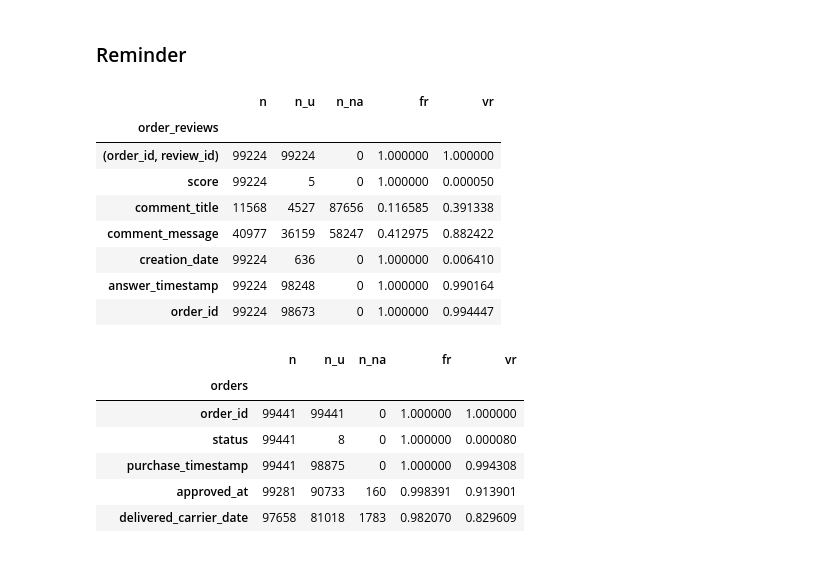
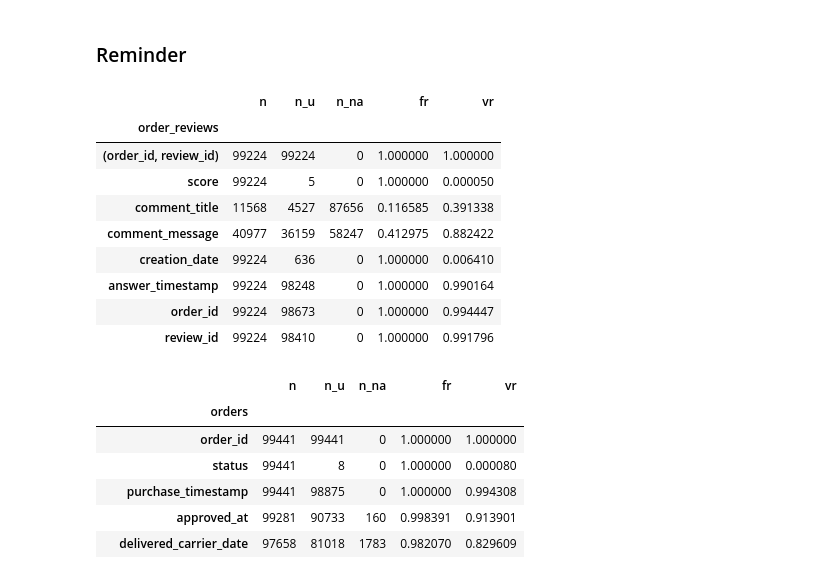
Before and after one commit to Franck-PepperLabs/pepper_olist_market_segmentation, a Jupyter notebook: jupyter/Lepoivre_Franck_1_notebook_exploration_112022.ipynb, the cells around one changed output. Drawn from its saved outputs; the diff is of its cells as text; code cells hidden in the pictures.

```diff
--- a/jupyter/Lepoivre_Franck_1_notebook_exploration_112022.ipynb
+++ b/jupyter/Lepoivre_Franck_1_notebook_exploration_112022.ipynb
@@ -1151,15 +1157,16 @@ This therefore makes review a feature, if not relevant, at least interesting.
 # %% [markdown]
 ### Reminder
 # %%
-display(discrete_stats(order_reviews, 'order_reviews'))
+display(discrete_stats(order_reviews))
 # %% [output]
 |  | n | n_u | n_na | fr | vr |
 | order_reviews |  |  |  |  |  |
 | (order_id, review_id) | 99224 | 99224 | 0 | 1.000000 | 1.000000 |
 | score | 99224 | 5 | 0 | 1.000000 | 0.000050 |
 | comment_title | 11568 | 4527 | 87656 | 0.116585 | 0.391338 |
 | comment_message | 40977 | 36159 | 58247 | 0.412975 | 0.882422 |
 | creation_date | 99224 | 636 | 0 | 1.000000 | 0.006410 |
 | answer_timestamp | 99224 | 98248 | 0 | 1.000000 | 0.990164 |
 | order_id | 99224 | 98673 | 0 | 1.000000 | 0.994447 |
+| review_id | 99224 | 98410 | 0 | 1.000000 | 0.991796 |
 # %%
```
Also changed, not shown: parts of 32 cells of this notebook, 5 other files.
